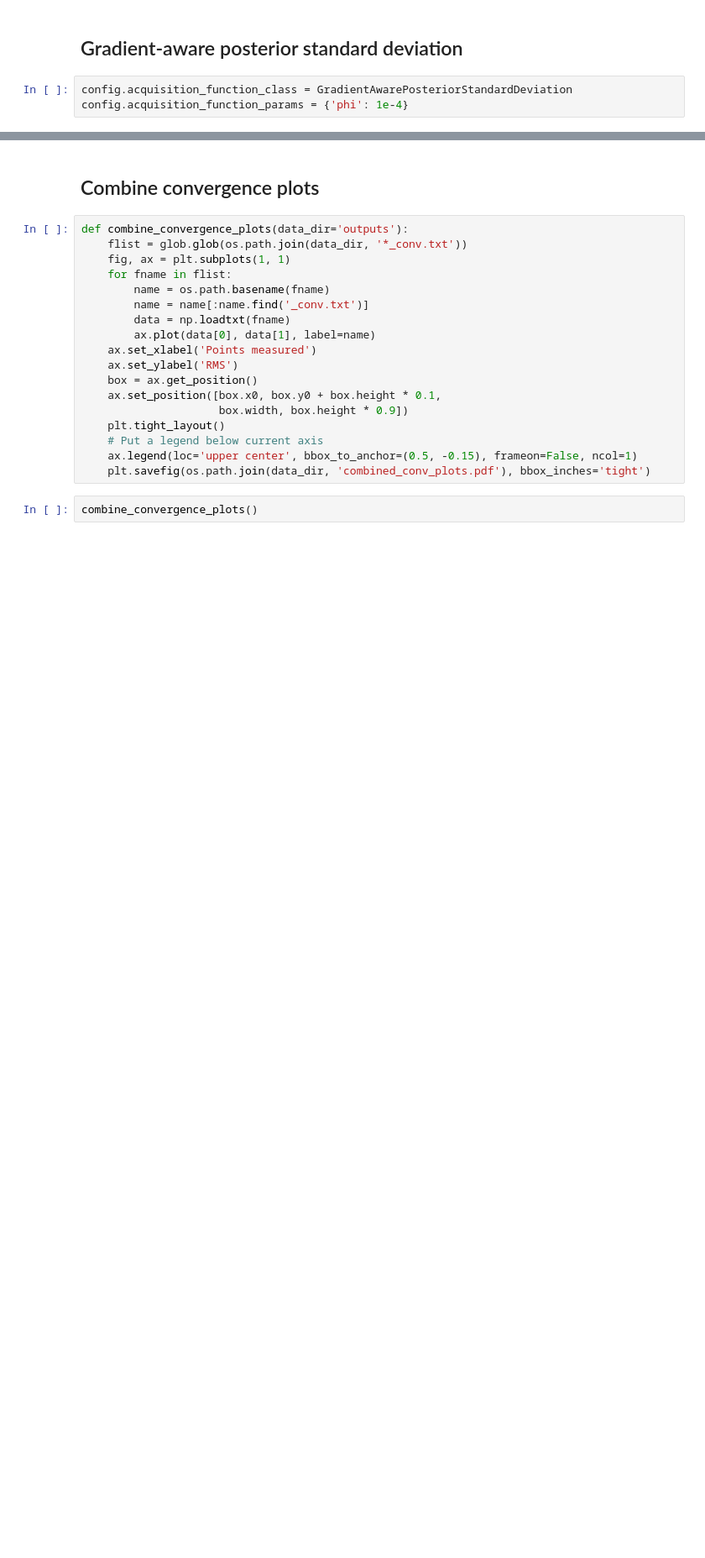
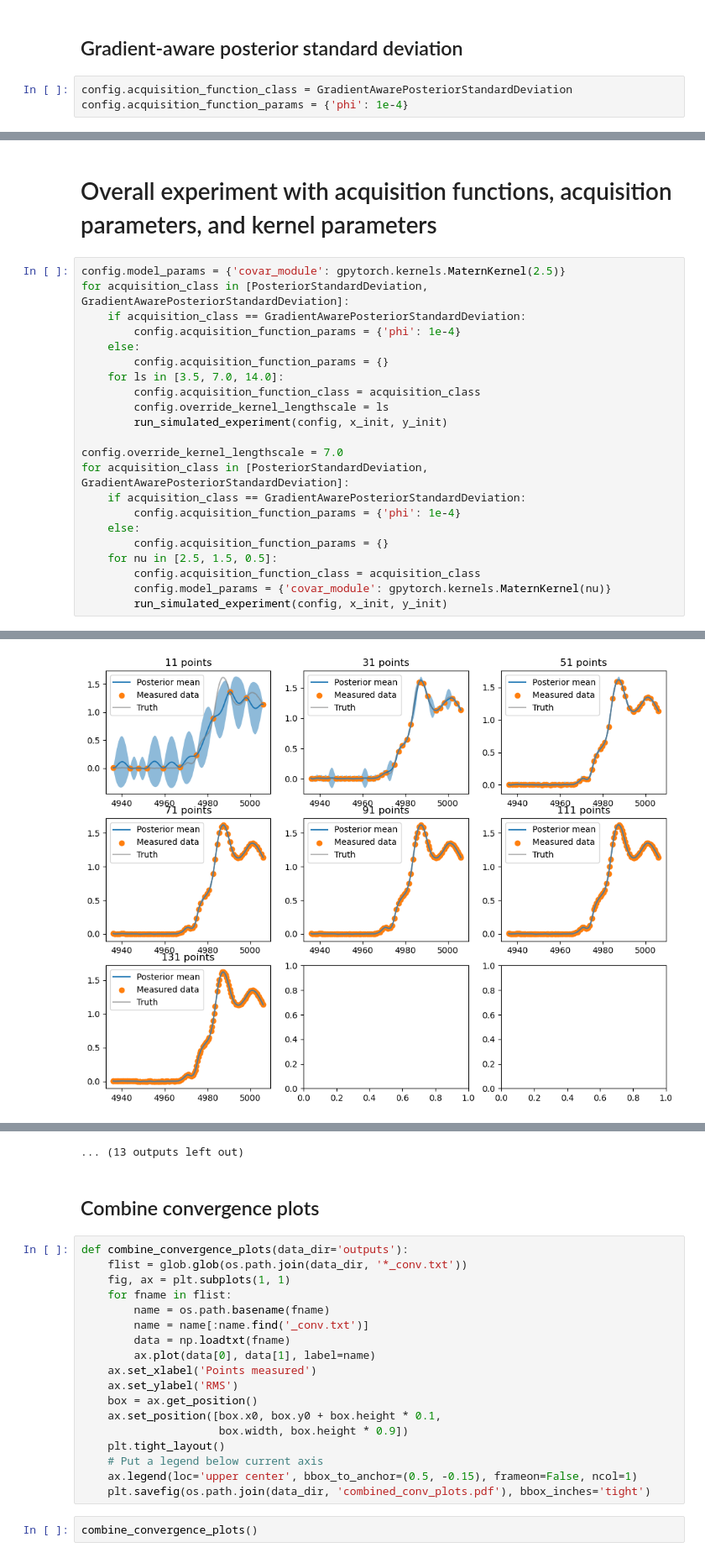
Before and after one commit to mdw771/auto_beamline_ops, a Jupyter notebook: workspace/spectroscopy/XANES/XANES_sampling.ipynb, the cells around one changed output, grey strips where cells are left out. Shown at 84% size. Saved outputs shown, nothing was run; the diff lists cells and outputs as text; blank space fills up the shorter version.

```diff
--- a/workspace/spectroscopy/XANES/XANES_sampling.ipynb
+++ b/workspace/spectroscopy/XANES/XANES_sampling.ipynb
@@ -206,0 +190,25 @@ Trying again with a new set of initial conditions.
+# %% [markdown]
+ # Overall experiment with acquisition functions, acquisition parameters, and kernel parameters
+# %%
+config.model_params = {'covar_module': gpytorch.kernels.MaternKernel(2.5)}
+for acquisition_class in [PosteriorStandardDeviation, GradientAwarePosteriorStandardDeviation]:
+    if acquisition_class == GradientAwarePosteriorStandardDeviation:
+        config.acquisition_function_params = {'phi': 1e-4}
+    else:
+        config.acquisition_function_params = {}
+    for ls in [3.5, 7.0, 14.0]:
+        config.acquisition_function_class = acquisition_class
+        config.override_kernel_lengthscale = ls
+        run_simulated_experiment(config, x_init, y_init)
+
+config.override_kernel_lengthscale = 7.0
+for acquisition_class in [PosteriorStandardDeviation, GradientAwarePosteriorStandardDeviation]:
+    if acquisition_class == GradientAwarePosteriorStandardDeviation:
+        config.acquisition_function_params = {'phi': 1e-4}
+    else:
+        config.acquisition_function_params = {}
+    for nu in [2.5, 1.5, 0.5]:
+        config.acquisition_function_class = acquisition_class
+        config.model_params = {'covar_module': gpytorch.kernels.MaternKernel(nu)}
+        run_simulated_experiment(config, x_init, y_init)
+# %% [output]
@@ -206,0 +232 @@ Trying again with a new set of initial conditions.
+[figure, added]
@@ -207,3 +243,4 @@ Trying again with a new set of initial conditions.
+... (13 outputs left out)
 # %% [markdown]
 ## Combine convergence plots
 # %%
```
Also changed, not shown: parts of 10 cells of this notebook, 2 other files.
